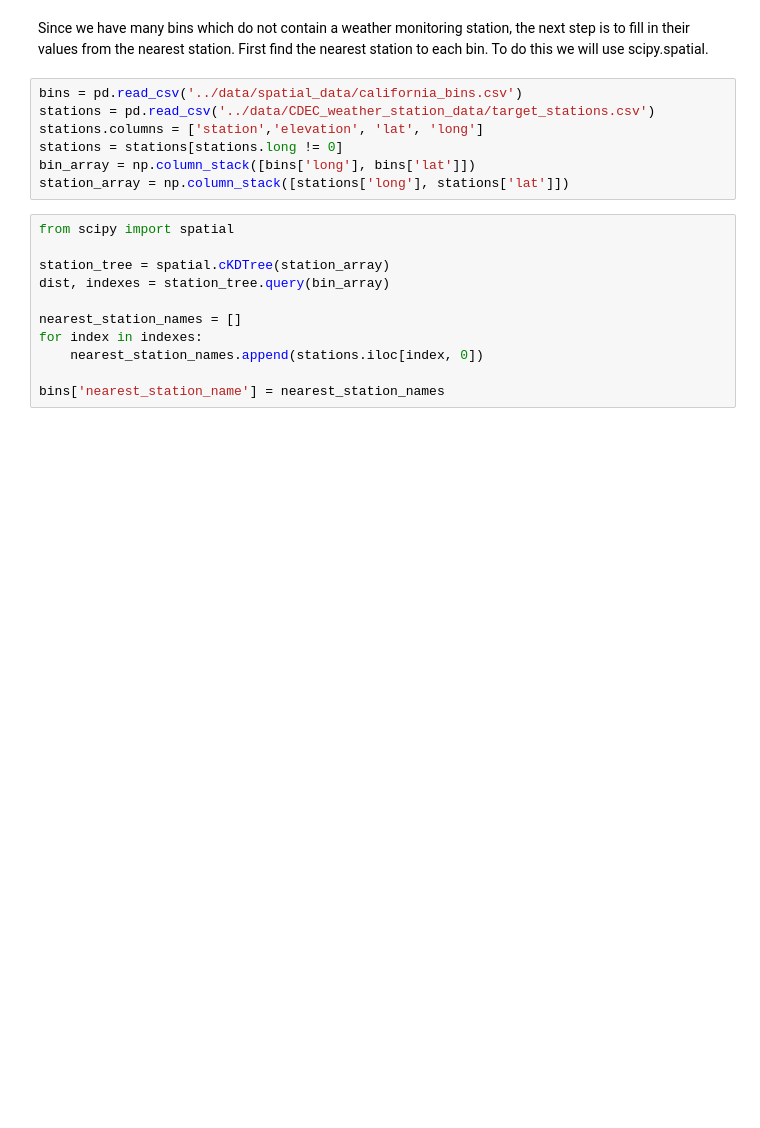
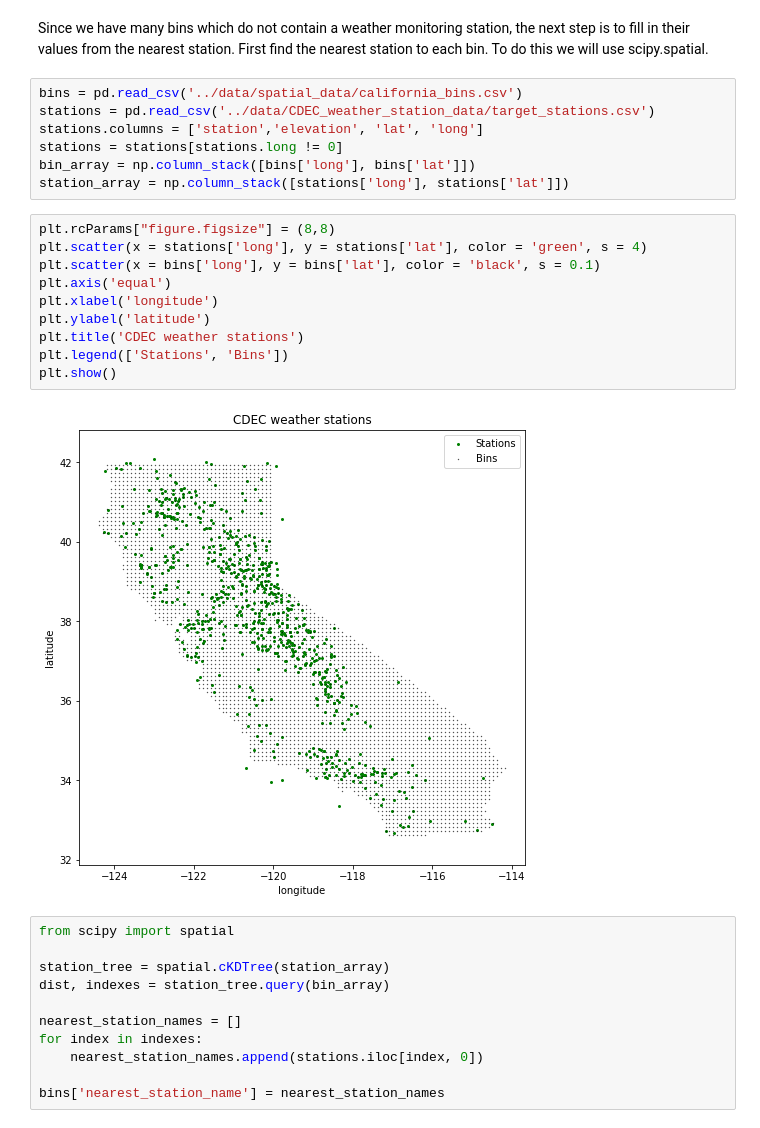
Before and after one commit to aristyogresearch/wildfire, a Jupyter notebook: notebooks/historical_weather_data.ipynb, the cells around one changed output. Drawn from its saved outputs; the diff is of its cells as text; blank space fills up the shorter version.

```diff
--- a/notebooks/historical_weather_data.ipynb
+++ b/notebooks/historical_weather_data.ipynb
@@ -17,6 +16,18 @@ stations.columns = ['station','elevation', 'lat', 'long']
 stations = stations[stations.long != 0]
 bin_array = np.column_stack([bins['long'], bins['lat']])
 station_array = np.column_stack([stations['long'], stations['lat']])
+# %%
+plt.rcParams["figure.figsize"] = (8,8)
+plt.scatter(x = stations['long'], y = stations['lat'], color = 'green', s = 4)
+plt.scatter(x = bins['long'], y = bins['lat'], color = 'black', s = 0.1)
+plt.axis('equal')
+plt.xlabel('longitude')
+plt.ylabel('latitude')
+plt.title('CDEC weather stations')
+plt.legend(['Stations', 'Bins'])
+plt.show()
+# %% [output]
+[figure, added]
 # %%
 from scipy import spatial
 
```
Also changed, not shown: parts of 23 cells of this notebook, 7 other files.
